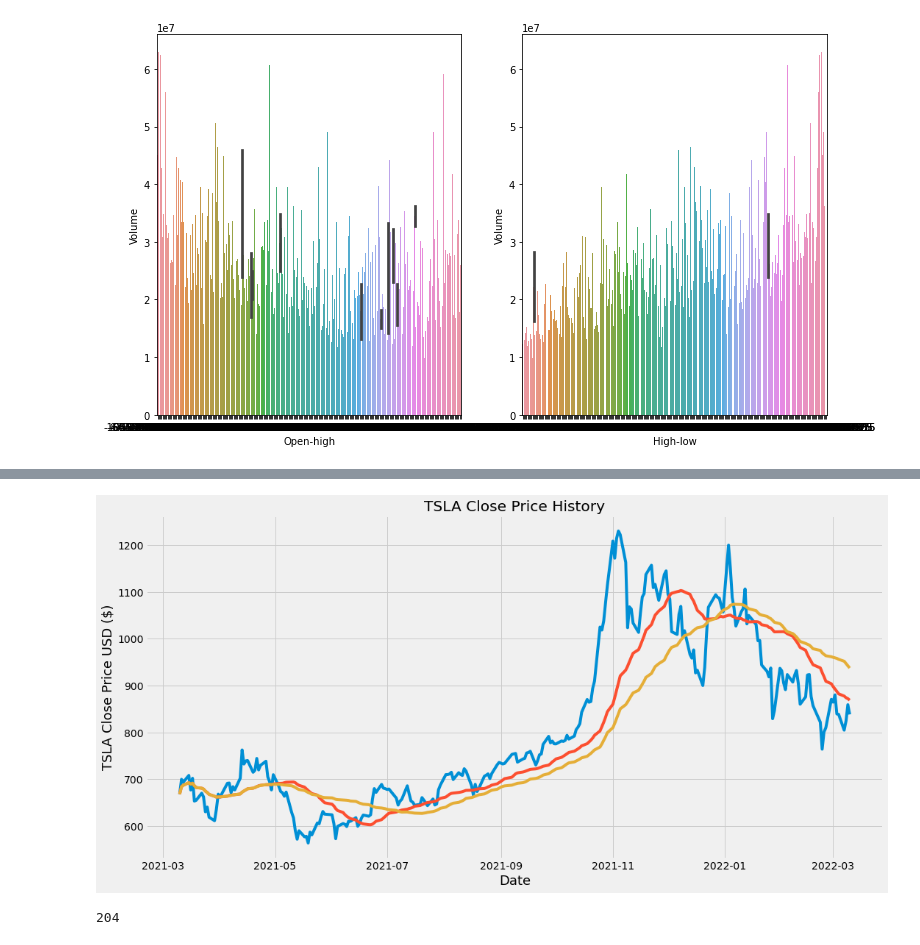
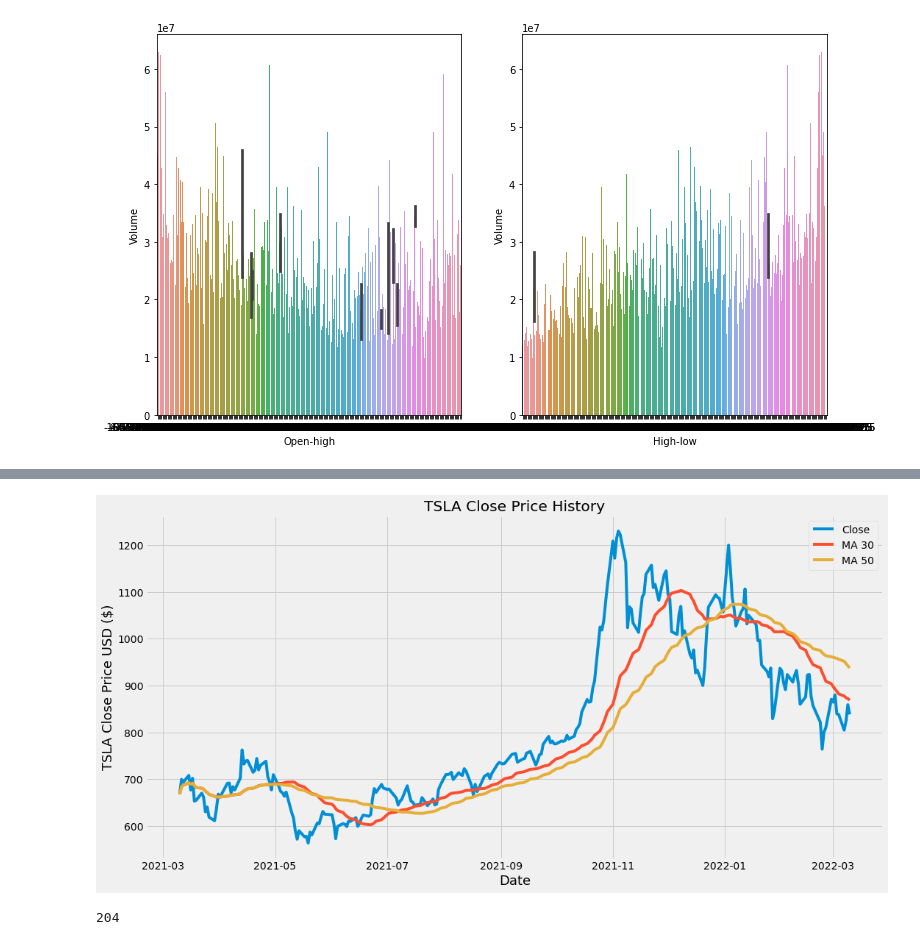
Before and after one commit to wesleylcf/sc1015-project, a Jupyter notebook: Combined.ipynb, the cells around one changed output, grey strips where cells are left out. Saved outputs shown, nothing was run; the diff lists cells and outputs as text; code cells hidden in the pictures.

```diff
--- a/Combined.ipynb
+++ b/Combined.ipynb
@@ -615,17 +603,17 @@ Successfully installed absl-py-1.0.0 astunparse-1.6.3 cachetools-5.0.0 flatbuffe
 # %%
 #Visualize the closing price history
 plt.figure(figsize=(16,8))
 plt.title("TSLA Close Price History")
 plt.xlabel('Date',fontsize=18)
 plt.ylabel("TSLA Close Price USD ($)",fontsize=18)
 
 plt.plot(tesla_data['Close'],label = "Close Price")
 plt.plot(tesla_data['MovingAvg_30'],label ="MA 30")
 plt.plot(tesla_data['MovingAvg_50'],label ="MA 50")
-
+plt.legend(['Close','MA 30','MA 50'])
 plt.show()
 # %% [output]
-[figure, old version]
+[figure, new version]
 # %%
 #Create a new dataframe with only the 'Close column'
 data = tesla_data.filter(['Close'])
```
Also changed, not shown: parts of 32 cells of this notebook.
